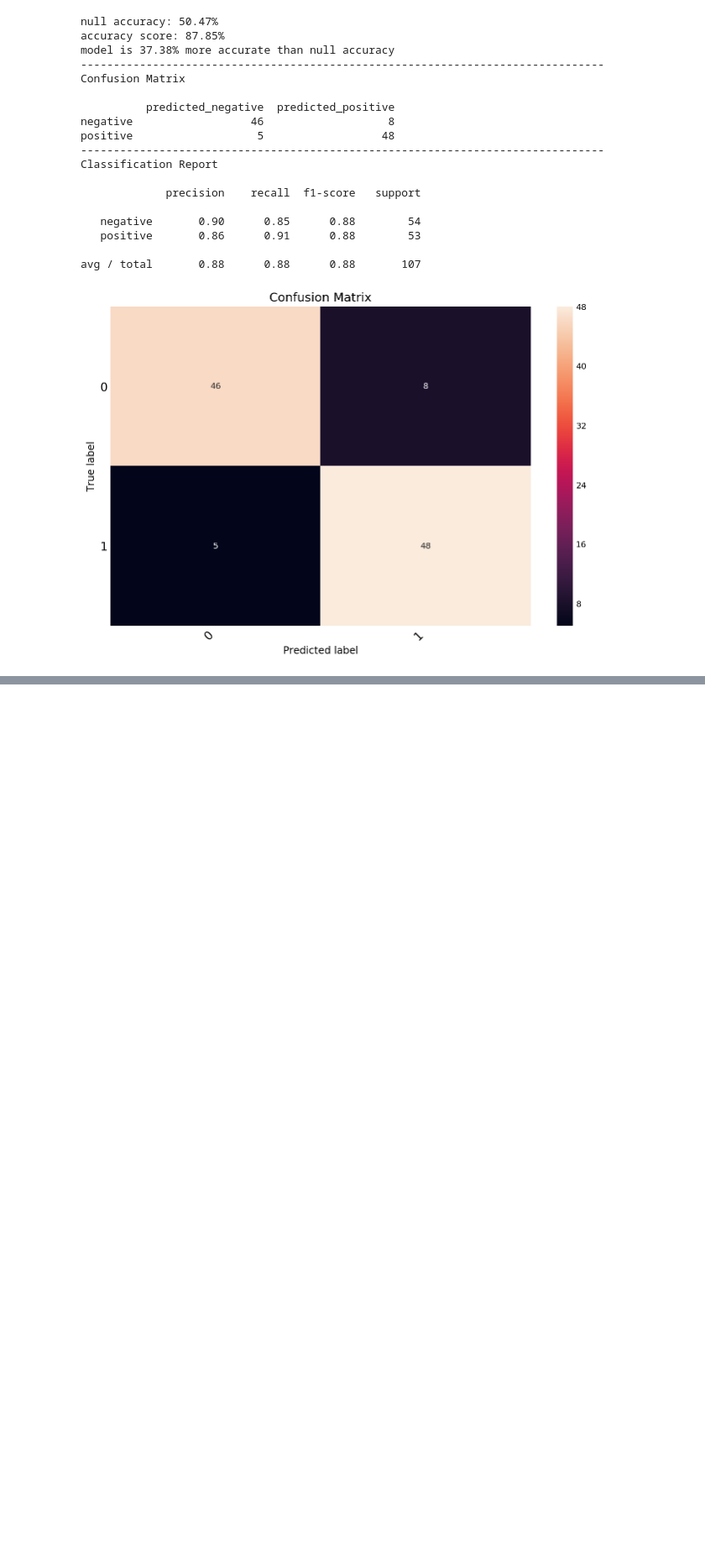
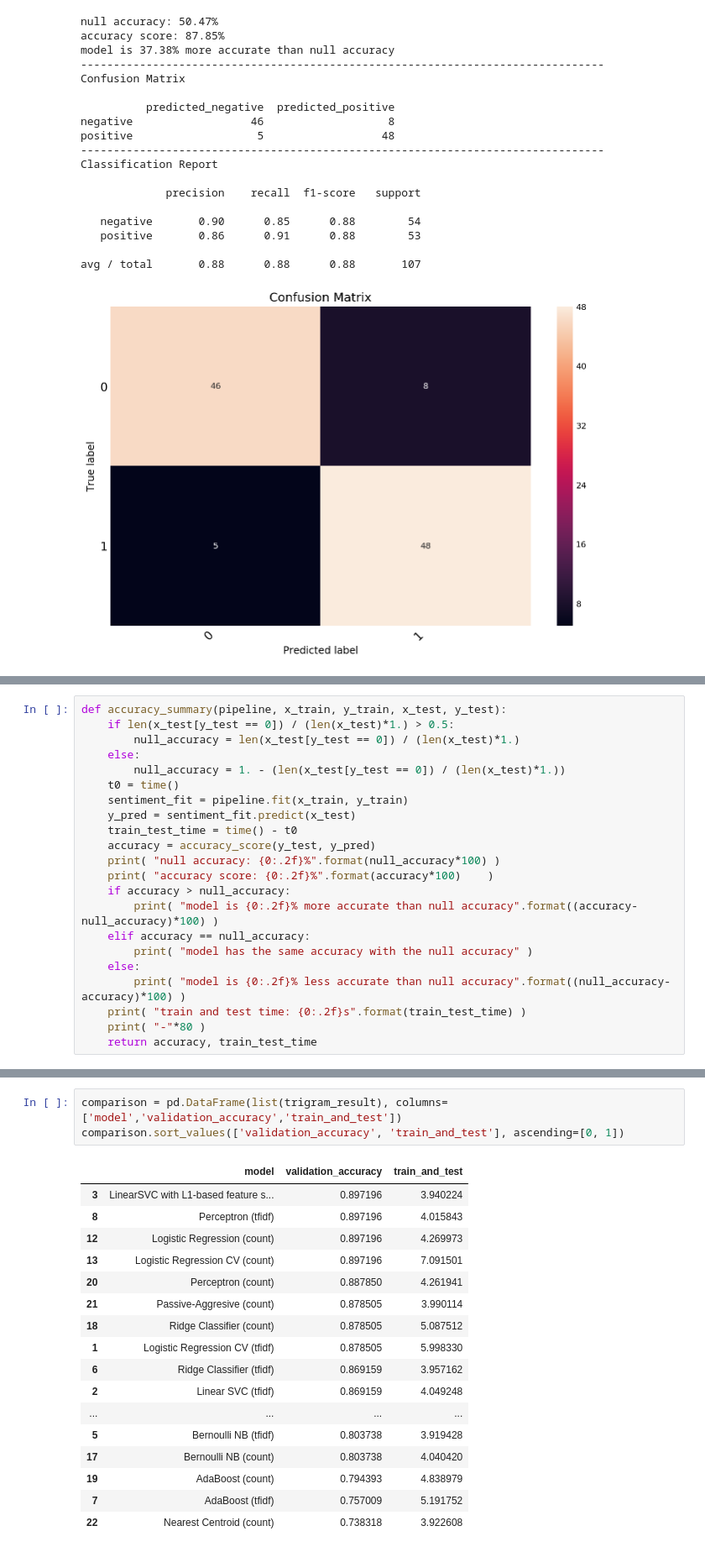
Before and after one commit to luisepifanio/diplo_data_science, a Jupyter notebook: AprendizajeSupervisado/lab2/Laboratorio 2 - Luis Epifanio.ipynb, the cells around one changed output, grey strips where cells are left out. Shown at 84% size. Cells and saved outputs as stored; diff of their text form; blank space fills up the shorter version.

```diff
--- a/AprendizajeSupervisado/lab2/Laboratorio 2 - Luis Epifanio.ipynb
+++ b/AprendizajeSupervisado/lab2/Laboratorio 2 - Luis Epifanio.ipynb
@@ -596,0 +593,22 @@ avg / total       0.90      0.90      0.90       107
+# %%
+def accuracy_summary(pipeline, x_train, y_train, x_test, y_test):
+    if len(x_test[y_test == 0]) / (len(x_test)*1.) > 0.5:
+        null_accuracy = len(x_test[y_test == 0]) / (len(x_test)*1.)
+    else:
+        null_accuracy = 1. - (len(x_test[y_test == 0]) / (len(x_test)*1.))
+    t0 = time()
+    sentiment_fit = pipeline.fit(x_train, y_train)
+    y_pred = sentiment_fit.predict(x_test)
+    train_test_time = time() - t0
+    accuracy = accuracy_score(y_test, y_pred)
+    print( "null accuracy: {0:.2f}%".format(null_accuracy*100) )
+    print( "accuracy score: {0:.2f}%".format(accuracy*100)    )
+    if accuracy > null_accuracy:
+        print( "model is {0:.2f}% more accurate than null accuracy".format((accuracy-null_accuracy)*100) )
+    elif accuracy == null_accuracy:
+        print( "model has the same accuracy with the null accuracy" )
+    else:
+        print( "model is {0:.2f}% less accurate than null accuracy".format((null_accuracy-accuracy)*100) )
+    print( "train and test time: {0:.2f}s".format(train_test_time) )
+    print( "-"*80 )
+    return accuracy, train_test_time
@@ -596,0 +833,21 @@ avg / total       0.90      0.90      0.90       107
+# %%
+comparison = pd.DataFrame(list(trigram_result), columns=['model','validation_accuracy','train_and_test'])
+comparison.sort_values(['validation_accuracy', 'train_and_test'], ascending=[0, 1])
+# %% [output]
+|  | model | validation_accuracy | train_and_test |
+| 3 | LinearSVC with L1-based feature s... | 0.897196 | 3.940224 |
+| 8 | Perceptron (tfidf) | 0.897196 | 4.015843 |
+| 12 | Logistic Regression (count) | 0.897196 | 4.269973 |
+| 13 | Logistic Regression CV (count) | 0.897196 | 7.091501 |
+| 20 | Perceptron (count) | 0.887850 | 4.261941 |
+| 21 | Passive-Aggresive (count) | 0.878505 | 3.990114 |
+| 18 | Ridge Classifier (count) | 0.878505 | 5.087512 |
+| 1 | Logistic Regression CV (tfidf) | 0.878505 | 5.998330 |
+| 6 | Ridge Classifier (tfidf) | 0.869159 | 3.957162 |
+| 2 | Linear SVC (tfidf) | 0.869159 | 4.049248 |
+| ... | ... | ... | ... |
+| 5 | Bernoulli NB (tfidf) | 0.803738 | 3.919428 |
+| 17 | Bernoulli NB (count) | 0.803738 | 4.040420 |
+| 19 | AdaBoost (count) | 0.794393 | 4.838979 |
+| 7 | AdaBoost (tfidf) | 0.757009 | 5.191752 |
+| 22 | Nearest Centroid (count) | 0.738318 | 3.922608 |
```
Also changed, not shown: parts of 5 cells of this notebook.
